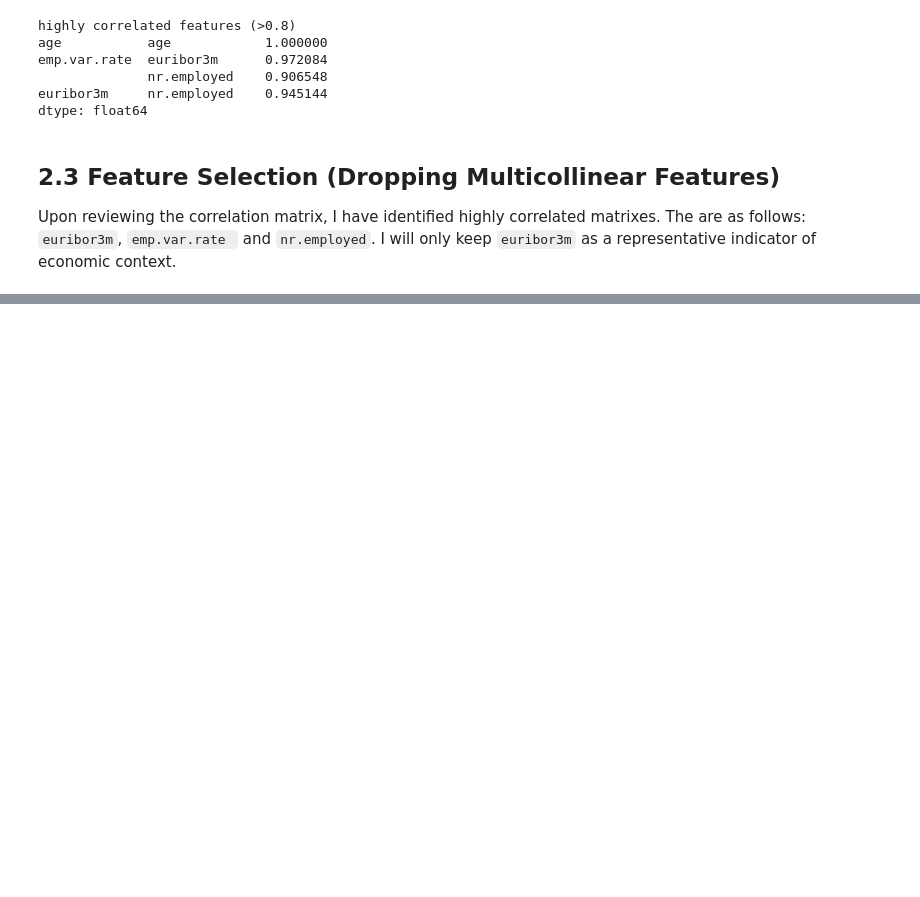
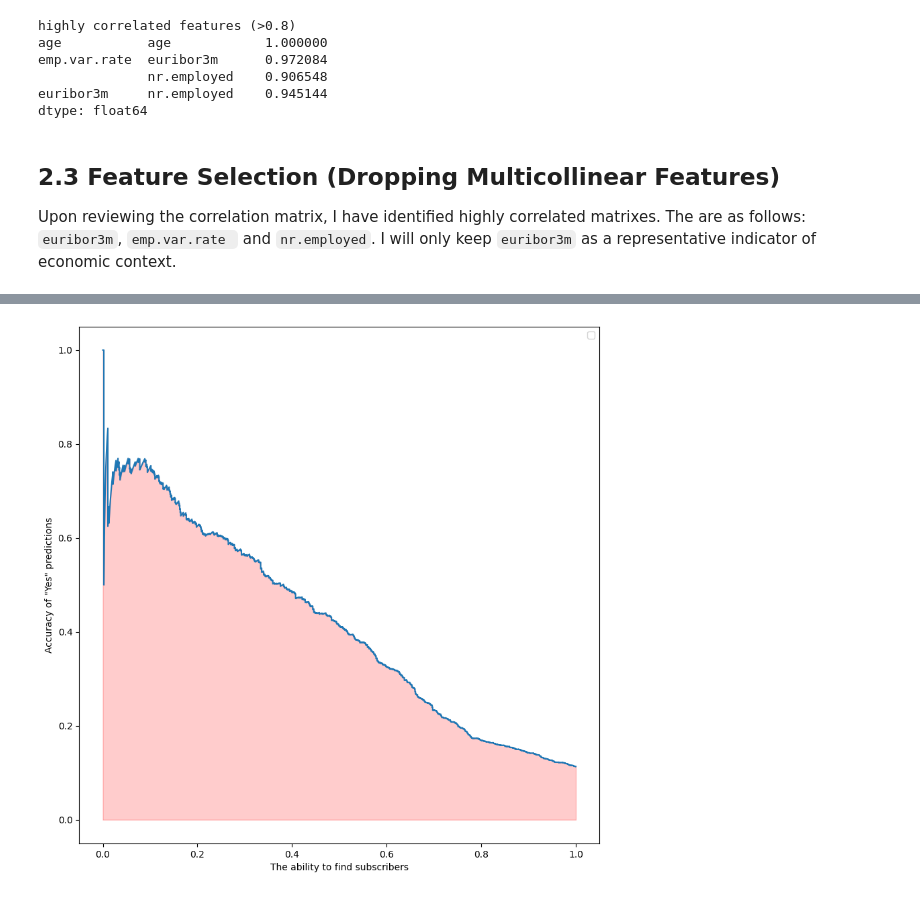
Before and after one commit to 1manvi/ML-fundamentals-2026, a Jupyter notebook: assignment_1_manvi_gupta.ipynb, the cells around one changed output, grey strips where cells are left out. Cells and saved outputs as stored; diff of their text form; code cells hidden in the pictures; blank space fills up the shorter version.

```diff
--- a/assignment_1_manvi_gupta.ipynb
+++ b/assignment_1_manvi_gupta.ipynb
@@ -301,0 +420,13 @@ During the Data Exploration phase (Section 1), I identified a severe class imbal
+# %%
+from sklearn.metrics import precision_recall_curve
+precisions, recalls, thresholds = precision_recall_curve(y_te, y_probs)
+plt.figure(figsize=(10, 10))
+plt.plot(recalls, precisions)
+plt.fill_between(recalls, precisions, alpha=0.2, color='r')
+
+plt.xlabel('The ability to find subscribers')
+plt.ylabel('Accuracy of "Yes" predictions')
+plt.legend()
+plt.show()
+# %% [output]
+[figure, added]
```
Also changed, not shown: parts of 8 cells of this notebook.
